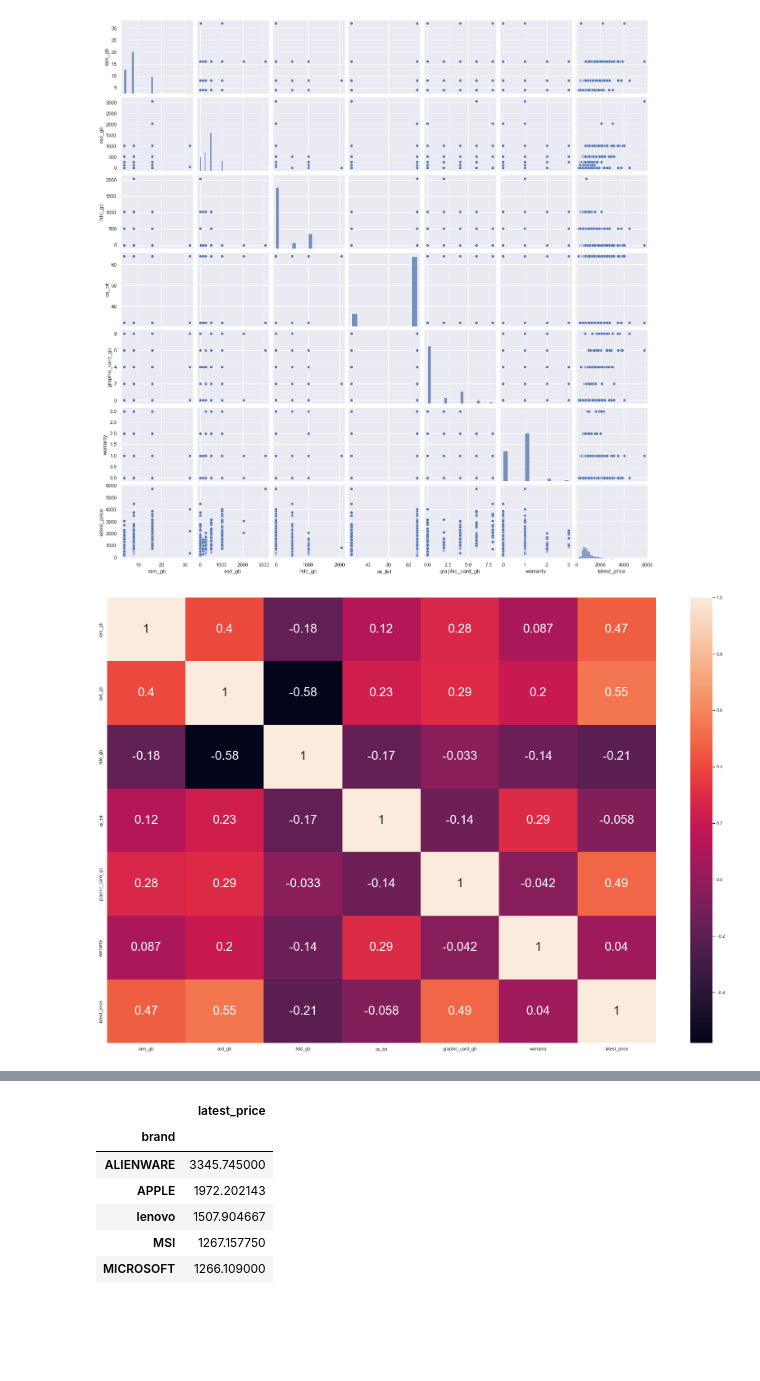
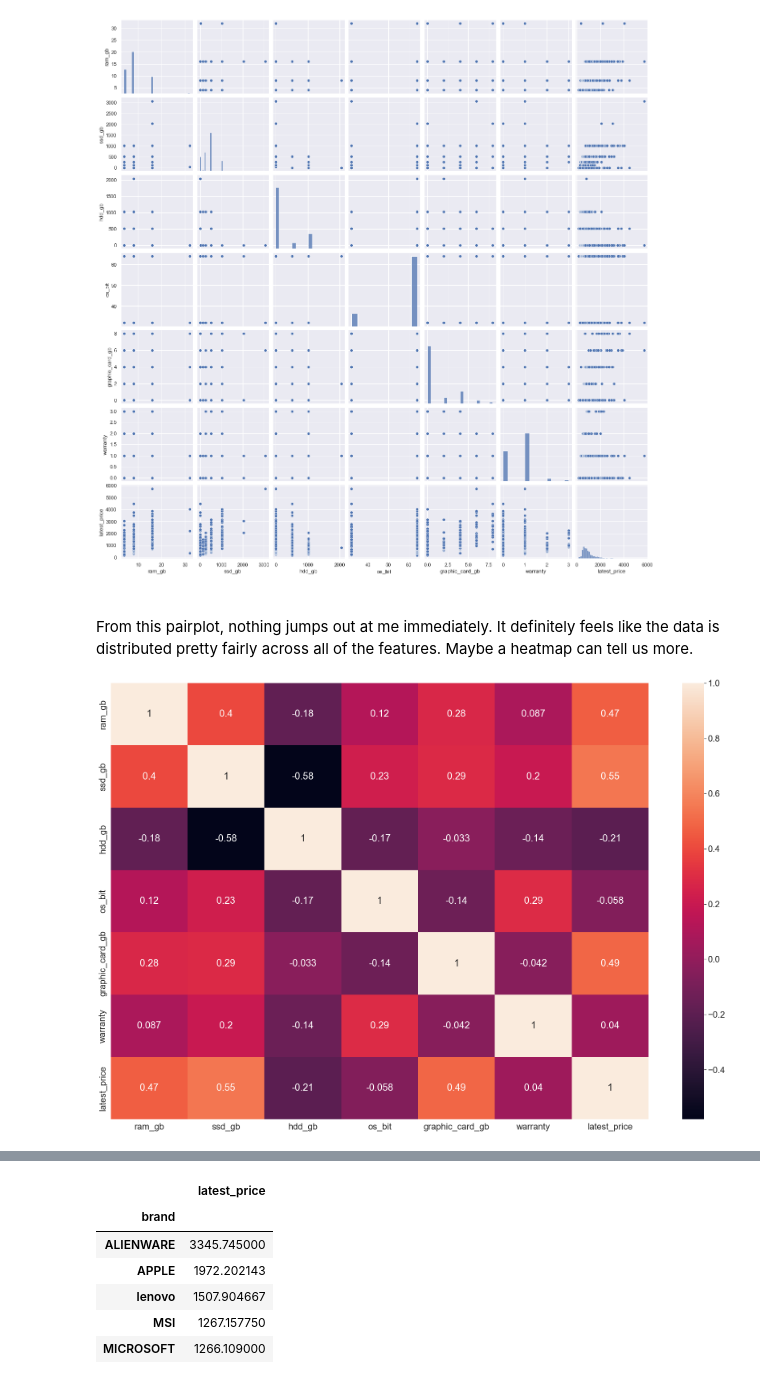
Before and after one commit to lutimoth/LaptopPriceModeling, a Jupyter notebook: Laptop Data EDA.ipynb, the cells around one changed output, grey strips where cells are left out. Cells and saved outputs as stored; diff of their text form; code cells hidden in the pictures; blank space fills up the shorter version.

Commit message:
Added arrows and other fancy graphics

```diff
--- a/Laptop Data EDA.ipynb
+++ b/Laptop Data EDA.ipynb
@@ -145,9 +168,13 @@ plt.xticks(np.arange(0,6500,500));
 _ = sns.pairplot(laptop_df)
 # %% [output]
 [figure]
+# %% [markdown]
+<br>
+From this pairplot, nothing jumps out at me immediately. It definitely feels like the data is distributed pretty fairly across all of the features. Maybe a heatmap can tell us more.
 # %%
 #Utilize heatmaps as another way of visualizing
 plt.figure(figsize = (30,20))
-sns.heatmap(laptop_df.corr(), annot=True, annot_kws={"fontsize":30});
+sns.set(font_scale = 2)
+sns.heatmap(laptop_df.corr(), annot=True);
 # %% [output]
-[figure, old version]
+[figure, new version]
```
Also changed, not shown: parts of 12 cells of this notebook.
